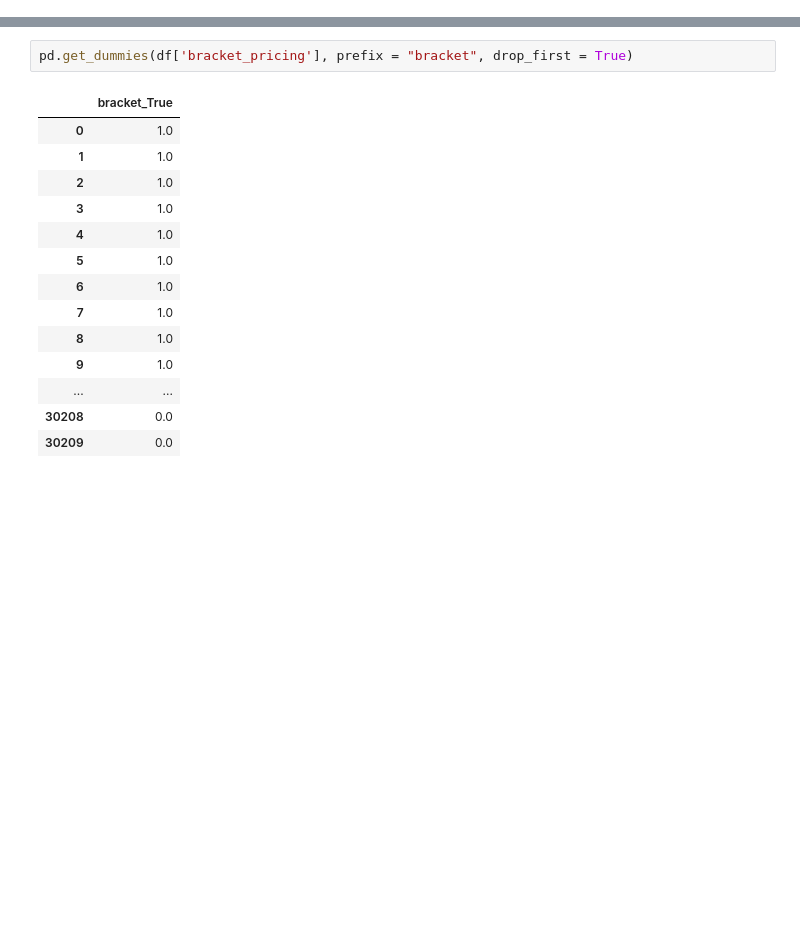
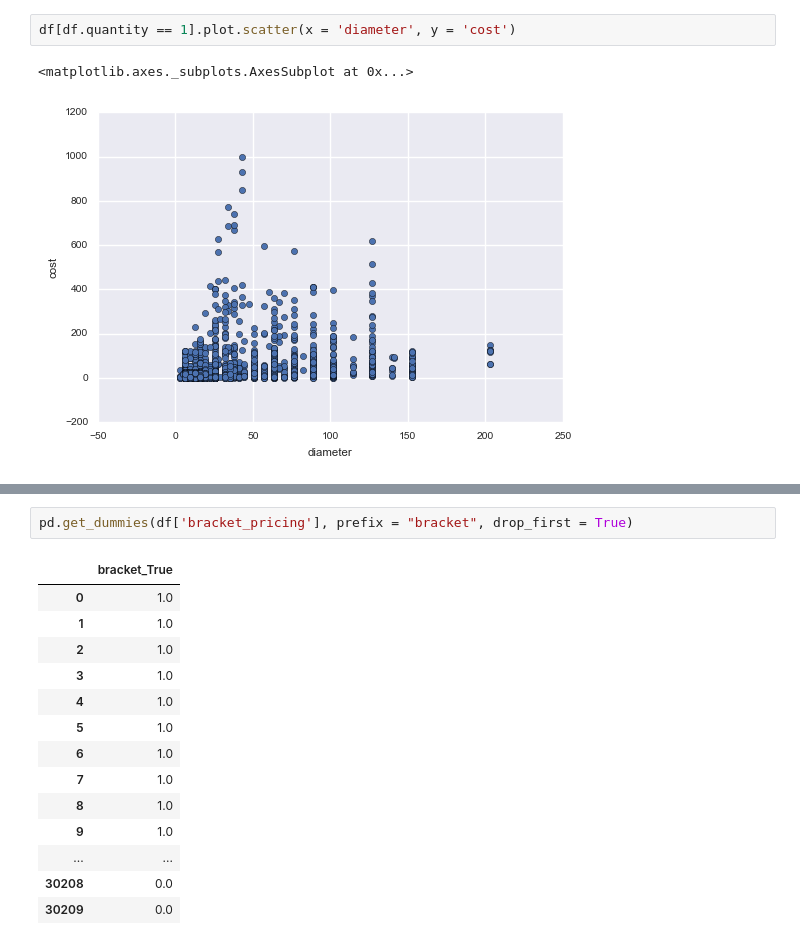
Before and after one commit to harinderbhasin/DataMining, a Jupyter notebook: Caterpillar_EDA.ipynb, the cells around one changed output, grey strips where cells are left out. Saved outputs shown, nothing was run; the diff lists cells and outputs as text; blank space fills up the shorter version.

```diff
--- a/Caterpillar_EDA.ipynb
+++ b/Caterpillar_EDA.ipynb
@@ -73,0 +111,5 @@ df.describe()
+# %%
+df[df.quantity == 1].plot.scatter(x = 'diameter', y = 'cost')
+# %% [output]
+<matplotlib.axes._subplots.AxesSubplot at 0x...>
+[figure, added]
```
Also changed, not shown: parts of 24 cells of this notebook.
